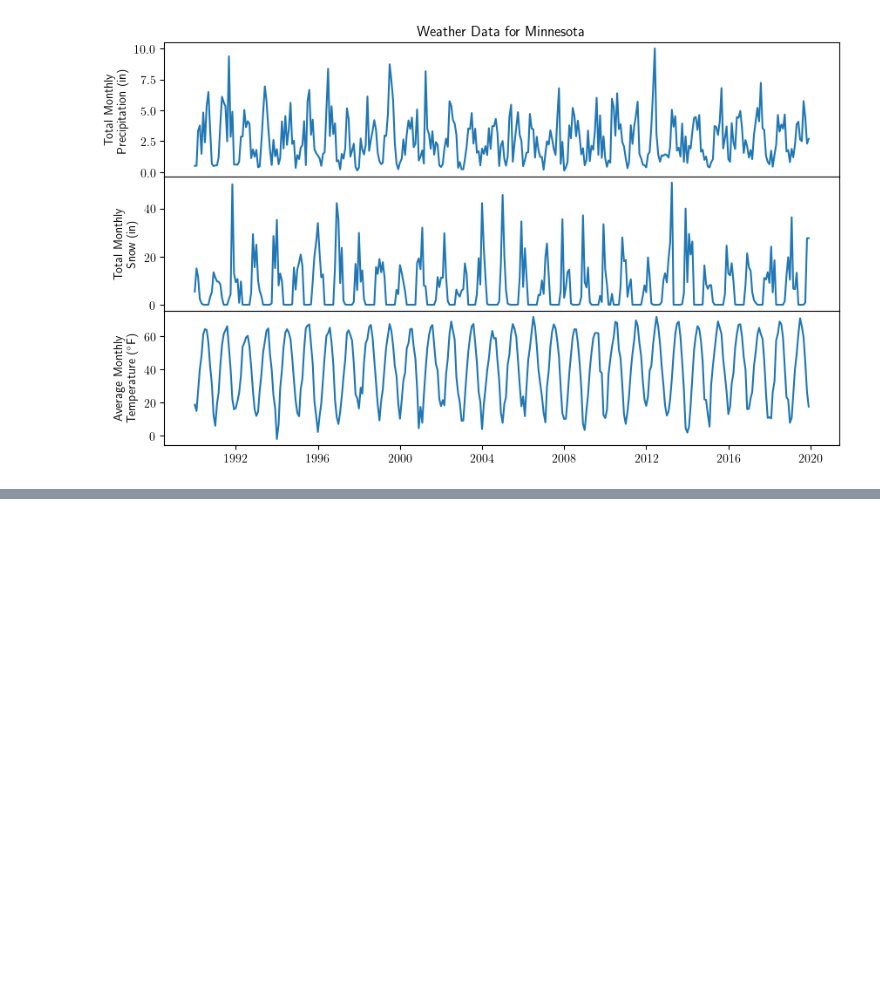
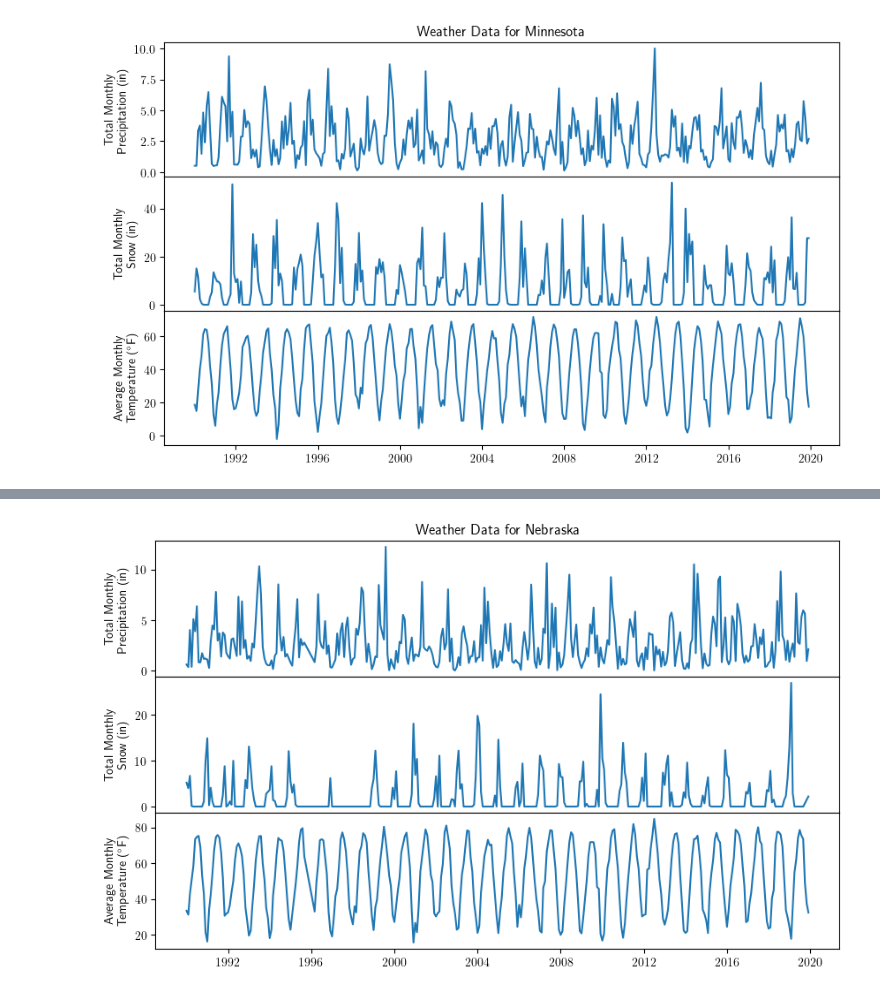
Before and after one commit to jableable/regulators, a Jupyter notebook: Dataset_Generation/Josh/clean_weather.ipynb, the cells around one changed output, grey strips where cells are left out. Cells and saved outputs as stored; diff of their text form; code cells hidden in the pictures; blank space fills up the shorter version.

```diff
--- a/Dataset_Generation/Josh/clean_weather.ipynb
+++ b/Dataset_Generation/Josh/clean_weather.ipynb
@@ -357,0 +362,4 @@ check_state("MN")
+# %%
+check_state("NE")
+# %% [output]
+[figure, added]
```
Also changed, not shown: parts of 1 cell of this notebook.
